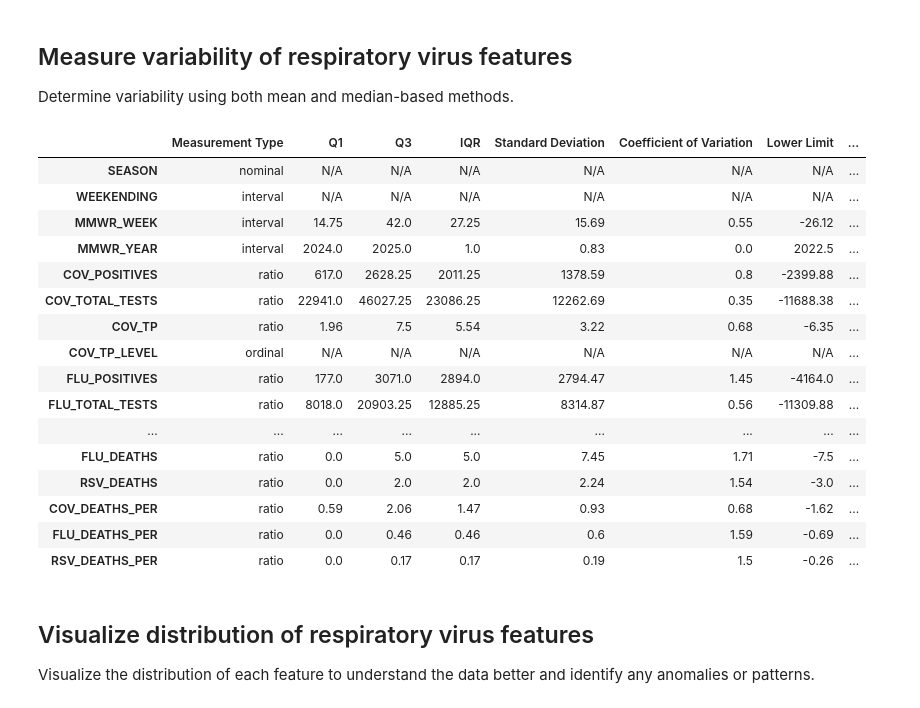
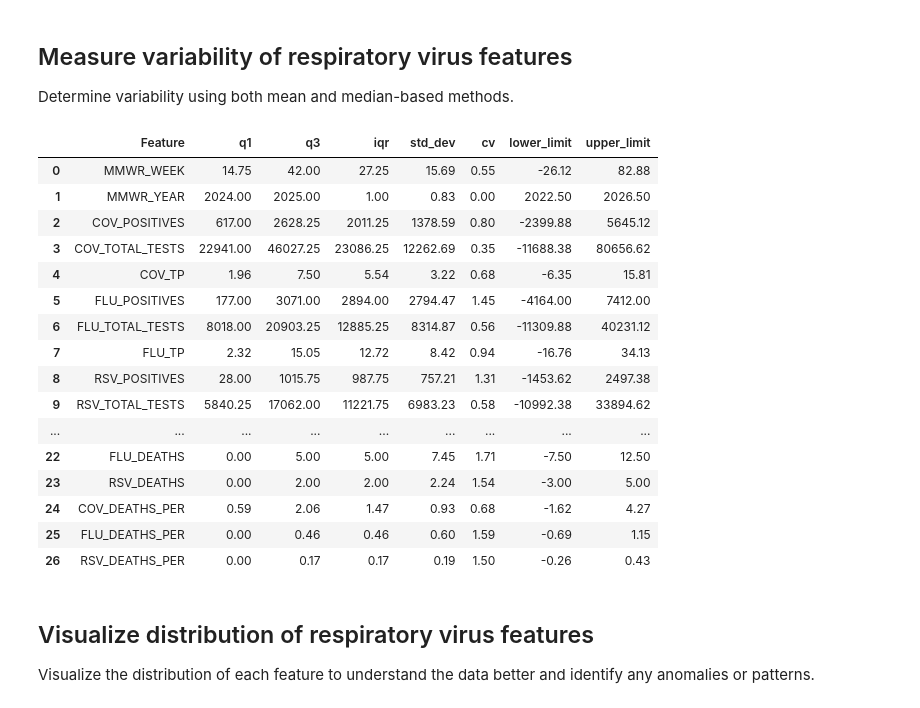
Before and after one commit to ianbunag/cmpe-255-data-mining-project, a Jupyter notebook: 03-08-eda-respiratory-virus-dashboard.ipynb, the cells around one changed output. Cells and saved outputs as stored; diff of their text form; code cells hidden in the pictures.

Commit message:
Measure variability

```diff
--- a/03-08-eda-respiratory-virus-dashboard.ipynb
+++ b/03-08-eda-respiratory-virus-dashboard.ipynb
@@ -140,63 +140,25 @@ find_central_tendency(rv, rv_measurements)
 
 Determine variability using both mean and median-based methods.
 # %%
-rv_q1 = {}
-rv_q3 = {}
-rv_iqr = {}
-rv_std_dev = {}
-rv_cv = {}
-rv_lower_limit = {}
-rv_upper_limit = {}
-
-for key in rv.columns:
-    if not is_numeric_dtype(rv[key]):
-        rv_q1[key] = 'N/A'
-        rv_q3[key] = 'N/A'
-        rv_iqr[key] = 'N/A'
-        rv_std_dev[key] = 'N/A'
-        rv_cv[key] = 'N/A'
-        rv_lower_limit[key] = 'N/A'
-        rv_upper_limit[key] = 'N/A'
-        continue
-
-    rv_variability_column = rv[key].dropna()
-
-    rv_q1[key] = round(np.percentile(rv_variability_column, 25), 2)
-    rv_q3[key] = round(np.percentile(rv_variability_column, 75), 2)
-    rv_iqr[key] = round(stats.iqr(rv_variability_column), 2)
-    rv_std_dev[key] = round(np.std(rv_variability_column), 2)
-    rv_cv[key] = round(stats.variation(rv_variability_column), 2)
-    rv_lower_limit[key] = round(rv_q1[key] - 1.5 * rv_iqr[key], 2)
-    rv_upper_limit[key] = round(rv_q3[key] + 1.5 * rv_iqr[key], 2)
-
-pd.DataFrame({
-    'Measurement Type': rv_measurements,
-    'Q1': rv_q1,
-    'Q3': rv_q3,
-    'IQR': rv_iqr,
-    'Standard Deviation': rv_std_dev,
-    'Coefficient of Variation': rv_cv,
-    'Lower Limit': rv_lower_limit,
-    'Upper Limit': rv_upper_limit
-})
+measure_variability(rv)
 # %% [output]
-|  | Measurement Type | Q1 | Q3 | IQR | Standard Deviation | Coefficient of Variation | Lower Limit | ... |
-| SEASON | nominal | N/A | N/A | N/A | N/A | N/A | N/A | ... |
-| WEEKENDING | interval | N/A | N/A | N/A | N/A | N/A | N/A | ... |
-| MMWR_WEEK | interval | 14.75 | 42.0 | 27.25 | 15.69 | 0.55 | -26.12 | ... |
-| MMWR_YEAR | interval | 2024.0 | 2025.0 | 1.0 | 0.83 | 0.0 | 2022.5 | ... |
-| COV_POSITIVES | ratio | 617.0 | 2628.25 | 2011.25 | 1378.59 | 0.8 | -2399.88 | ... |
-| COV_TOTAL_TESTS | ratio | 22941.0 | 46027.25 | 23086.25 | 12262.69 | 0.35 | -11688.38 | ... |
-| COV_TP | ratio | 1.96 | 7.5 | 5.54 | 3.22 | 0.68 | -6.35 | ... |
-| COV_TP_LEVEL | ordinal | N/A | N/A | N/A | N/A | N/A | N/A | ... |
-| FLU_POSITIVES | ratio | 177.0 | 3071.0 | 2894.0 | 2794.47 | 1.45 | -4164.0 | ... |
-| FLU_TOTAL_TESTS | ratio | 8018.0 | 20903.25 | 12885.25 | 8314.87 | 0.56 | -11309.88 | ... |
+|  | Feature | q1 | q3 | iqr | std_dev | cv | lower_limit | upper_limit |
+| 0 | MMWR_WEEK | 14.75 | 42.00 | 27.25 | 15.69 | 0.55 | -26.12 | 82.88 |
+| 1 | MMWR_YEAR | 2024.00 | 2025.00 | 1.00 | 0.83 | 0.00 | 2022.50 | 2026.50 |
+| 2 | COV_POSITIVES | 617.00 | 2628.25 | 2011.25 | 1378.59 | 0.80 | -2399.88 | 5645.12 |
+| 3 | COV_TOTAL_TESTS | 22941.00 | 46027.25 | 23086.25 | 12262.69 | 0.35 | -11688.38 | 80656.62 |
+| 4 | COV_TP | 1.96 | 7.50 | 5.54 | 3.22 | 0.68 | -6.35 | 15.81 |
+| 5 | FLU_POSITIVES | 177.00 | 3071.00 | 2894.00 | 2794.47 | 1.45 | -4164.00 | 7412.00 |
+| 6 | FLU_TOTAL_TESTS | 8018.00 | 20903.25 | 12885.25 | 8314.87 | 0.56 | -11309.88 | 40231.12 |
+| 7 | FLU_TP | 2.32 | 15.05 | 12.72 | 8.42 | 0.94 | -16.76 | 34.13 |
+| 8 | RSV_POSITIVES | 28.00 | 1015.75 | 987.75 | 757.21 | 1.31 | -1453.62 | 2497.38 |
+| 9 | RSV_TOTAL_TESTS | 5840.25 | 17062.00 | 11221.75 | 6983.23 | 0.58 | -10992.38 | 33894.62 |
 | ... | ... | ... | ... | ... | ... | ... | ... | ... |
-| FLU_DEATHS | ratio | 0.0 | 5.0 | 5.0 | 7.45 | 1.71 | -7.5 | ... |
-| RSV_DEATHS | ratio | 0.0 | 2.0 | 2.0 | 2.24 | 1.54 | -3.0 | ... |
-| COV_DEATHS_PER | ratio | 0.59 | 2.06 | 1.47 | 0.93 | 0.68 | -1.62 | ... |
-| FLU_DEATHS_PER | ratio | 0.0 | 0.46 | 0.46 | 0.6 | 1.59 | -0.69 | ... |
-| RSV_DEATHS_PER | ratio | 0.0 | 0.17 | 0.17 | 0.19 | 1.5 | -0.26 | ... |
+| 22 | FLU_DEATHS | 0.00 | 5.00 | 5.00 | 7.45 | 1.71 | -7.50 | 12.50 |
+| 23 | RSV_DEATHS | 0.00 | 2.00 | 2.00 | 2.24 | 1.54 | -3.00 | 5.00 |
+| 24 | COV_DEATHS_PER | 0.59 | 2.06 | 1.47 | 0.93 | 0.68 | -1.62 | 4.27 |
+| 25 | FLU_DEATHS_PER | 0.00 | 0.46 | 0.46 | 0.60 | 1.59 | -0.69 | 1.15 |
+| 26 | RSV_DEATHS_PER | 0.00 | 0.17 | 0.17 | 0.19 | 1.50 | -0.26 | 0.43 |
 # %% [markdown]
 ## Visualize distribution of respiratory virus features
 
```
Also changed, not shown: parts of 2 cells of this notebook, 3 other files.
